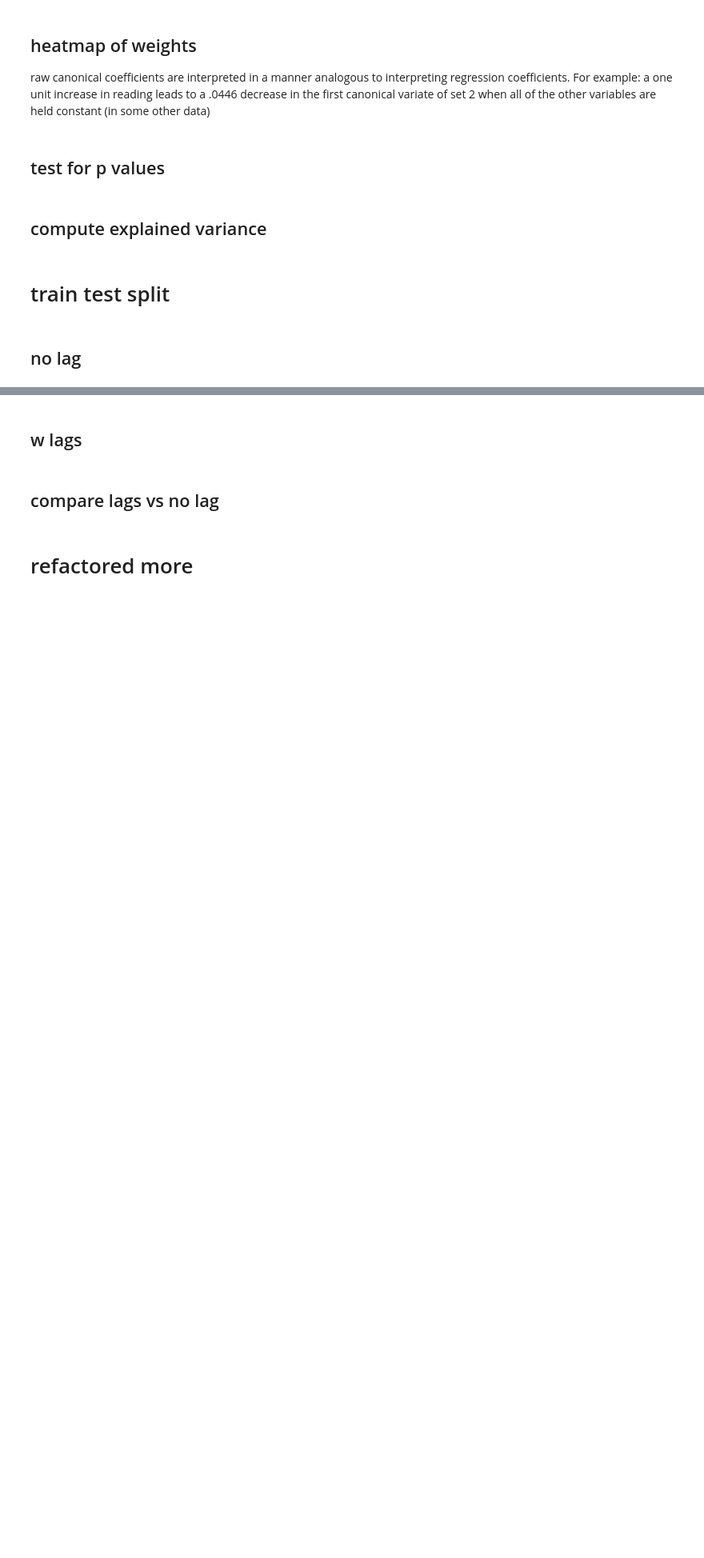
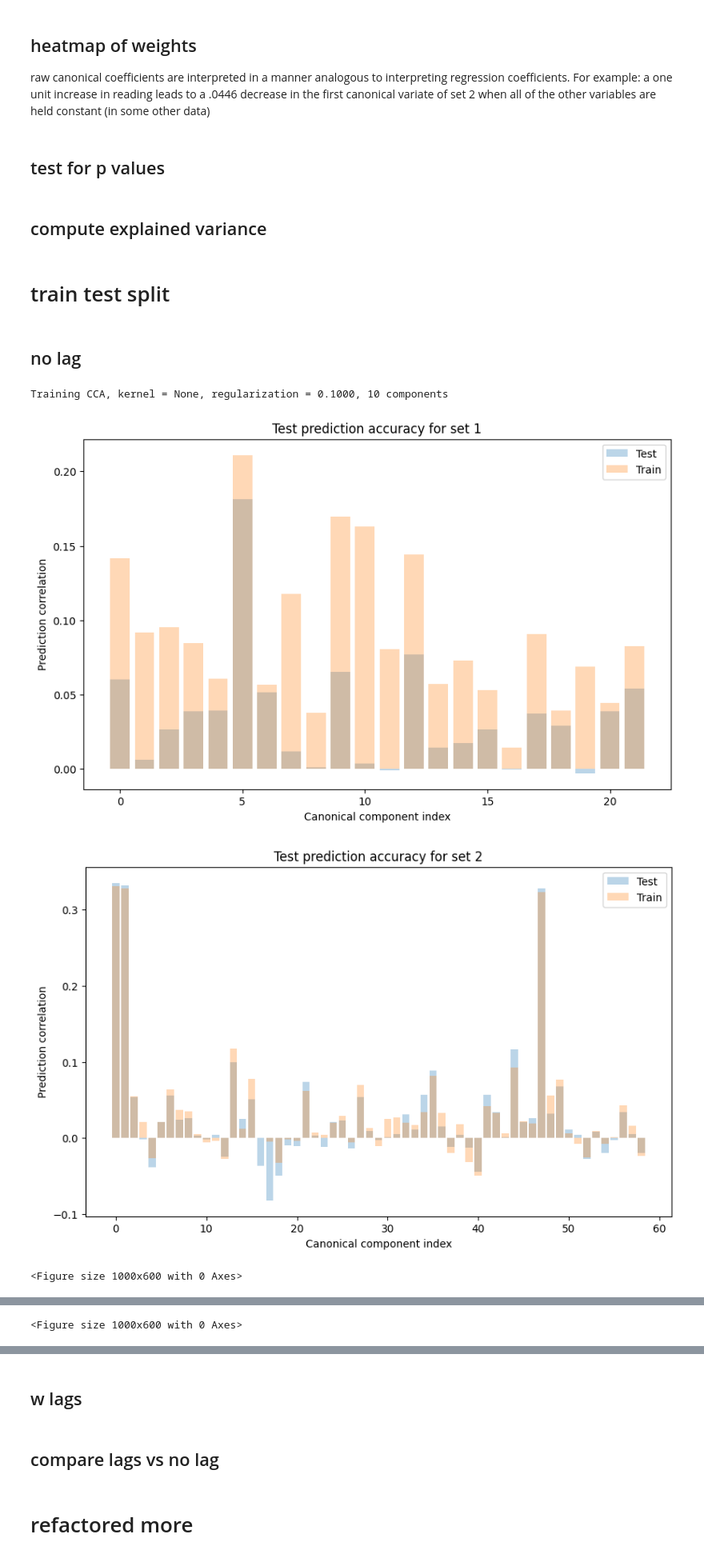
Before and after one commit to CiciDu/multiff_analysis, a Jupyter notebook: notebooks/neural_data_analysis/decoding_current_targets/decoding_current_targets_CCA.ipynb, the cells around one changed output, grey strips where cells are left out. Shown at 80% size. Saved outputs shown, nothing was run; the diff lists cells and outputs as text; code cells hidden in the pictures; blank space fills up the shorter version.

Commit message:
still working on CCA for decoding_targets

```diff
--- a/notebooks/neural_data_analysis/decoding_current_targets/decoding_current_targets_CCA.ipynb
+++ b/notebooks/neural_data_analysis/decoding_current_targets/decoding_current_targets_CCA.ipynb
@@ -105,0 +152,6 @@ dec.reduce_y_var_lags()
+# %%
+# add variable "capture" ff based on ff_caught_T_new, using searchsorted
+target_capture_iloc = np.searchsorted(dec.target_df['time'], dec.ff_caught_T_new)
+dec.target_df.reset_index(drop=True, inplace=True)
+dec.target_df['capture_target'] = 0
+dec.target_df.loc[target_capture_iloc, 'capture_target'] = 1
@@ -226,14 +298,19 @@ stop pls
 # %%
 train1, test1, train2, test2 = train_test_split(cca_no_lag.X1_sc, cca_no_lag.X2_sc, test_size=0.3, random_state=42)
 # use training and testing set
 nComponents = 10
-cca2 = rcca.CCA(kernelcca = False, reg = 0., numCC = nComponents)
+cca2 = rcca.CCA(kernelcca = False, reg = 0.1, numCC = nComponents)
 cca2.train([train1, train2])
 
 cca_no_lag.traincorrs = cca2.validate([train1, train2])
 cca_no_lag.testcorrs = cca2.validate([test1, test2])
 
 cca_utils.plot_cca_prediction_accuracy_train_test_bars(cca_no_lag.traincorrs, cca_no_lag.testcorrs)
 cca_utils.plot_cca_prediction_accuracy_train_test_stacked_bars(cca_no_lag.traincorrs, cca_no_lag.testcorrs)
 cca_utils.plot_cca_prediction_accuracy_test_w_bars(cca_no_lag.traincorrs)
 cca_utils.plot_cca_prediction_accuracy_w_scatter(cca_no_lag.testcorrs)
+# %% [output]
+Training CCA, kernel = None, regularization = 0.1000, 10 components
+[figure, added]
+[figure, added]
+<Figure size 1000x600 with 0 Axes>
@@ -239,0 +318 @@ cca_utils.plot_cca_prediction_accuracy_w_scatter(cca_no_lag.testcorrs)
+<Figure size 1000x600 with 0 Axes>
```
Also changed, not shown: parts of 44 cells of this notebook, 16 other files.
